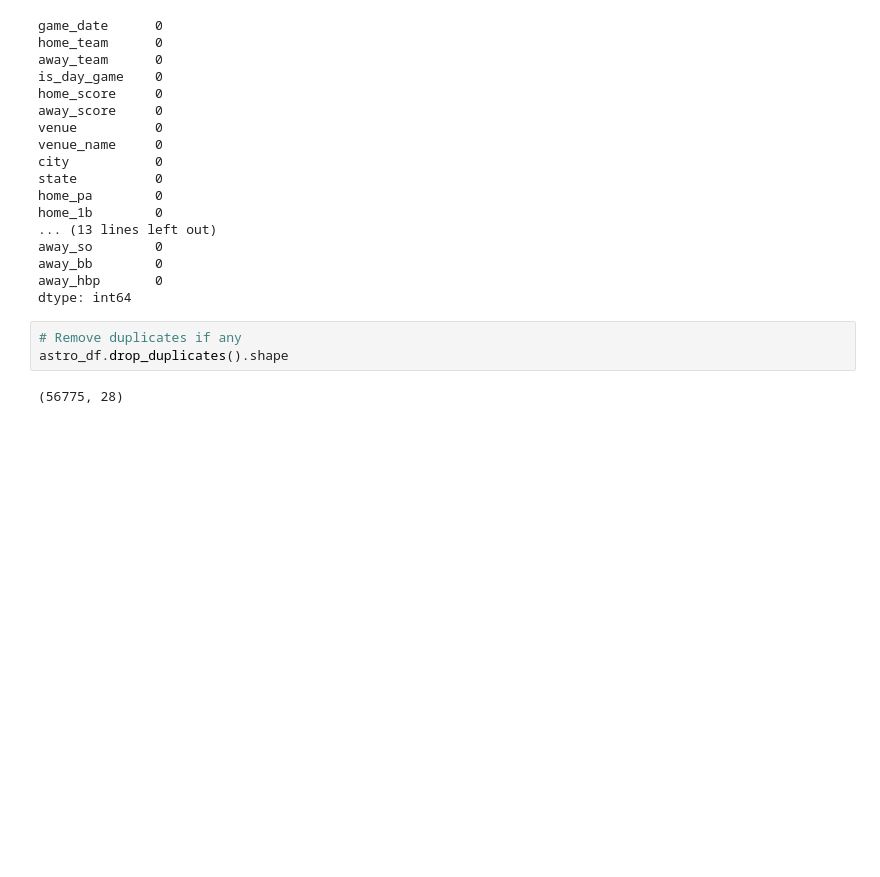
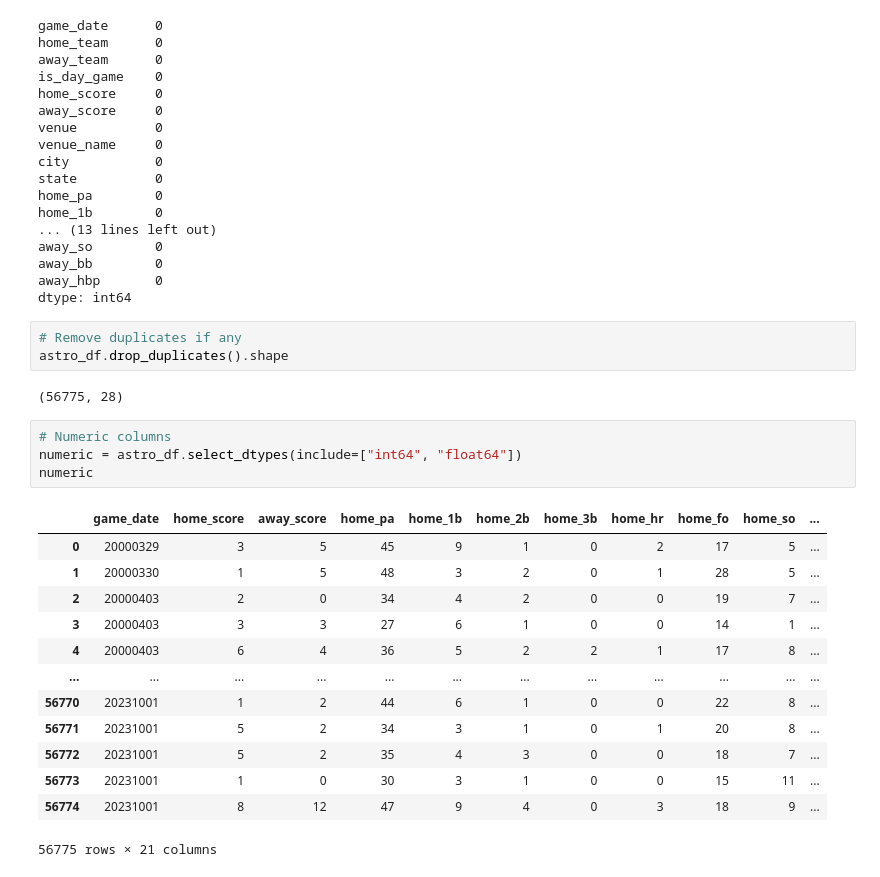
Before and after one commit to kyleanthonyr/datathon_2024, a Jupyter notebook: backend/notebooks/cleaning_wrangling.ipynb, the cells around one changed output. Drawn from its saved outputs; the diff is of its cells as text; blank space fills up the shorter version.

```diff
--- a/backend/notebooks/cleaning_wrangling.ipynb
+++ b/backend/notebooks/cleaning_wrangling.ipynb
@@ -56,3 +55,21 @@ dtype: int64
 astro_df.drop_duplicates().shape
 # %% [output]
 (56775, 28)
+# %%
+# Numeric columns
+numeric = astro_df.select_dtypes(include=["int64", "float64"])
+numeric
+# %% [output]
+|  | game_date | home_score | away_score | home_pa | home_1b | home_2b | home_3b | home_hr | home_fo | home_so | ... |
+| 0 | 20000329 | 3 | 5 | 45 | 9 | 1 | 0 | 2 | 17 | 5 | ... |
+| 1 | 20000330 | 1 | 5 | 48 | 3 | 2 | 0 | 1 | 28 | 5 | ... |
+| 2 | 20000403 | 2 | 0 | 34 | 4 | 2 | 0 | 0 | 19 | 7 | ... |
+| 3 | 20000403 | 3 | 3 | 27 | 6 | 1 | 0 | 0 | 14 | 1 | ... |
+| 4 | 20000403 | 6 | 4 | 36 | 5 | 2 | 2 | 1 | 17 | 8 | ... |
+| ... | ... | ... | ... | ... | ... | ... | ... | ... | ... | ... | ... |
+| 56770 | 20231001 | 1 | 2 | 44 | 6 | 1 | 0 | 0 | 22 | 8 | ... |
+| 56771 | 20231001 | 5 | 2 | 34 | 3 | 1 | 0 | 1 | 20 | 8 | ... |
+| 56772 | 20231001 | 5 | 2 | 35 | 4 | 3 | 0 | 0 | 18 | 7 | ... |
+| 56773 | 20231001 | 1 | 0 | 30 | 3 | 1 | 0 | 0 | 15 | 11 | ... |
+| 56774 | 20231001 | 8 | 12 | 47 | 9 | 4 | 0 | 3 | 18 | 9 | ... |
+56775 rows × 21 columns
```
Also changed, not shown: parts of 19 cells of this notebook.
